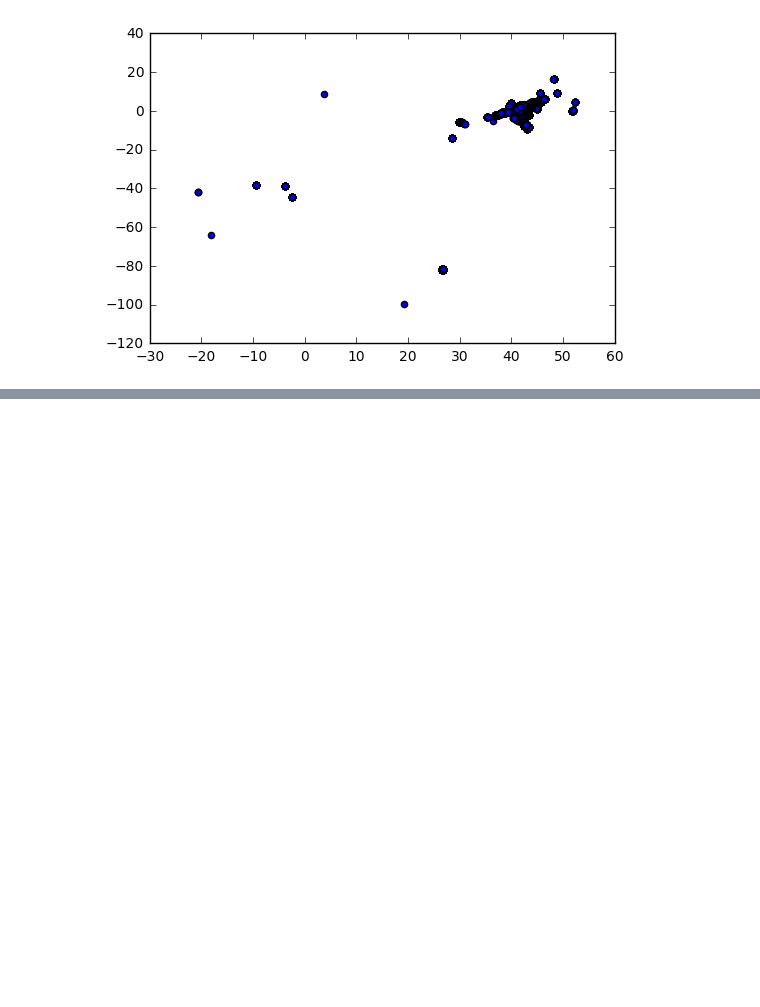
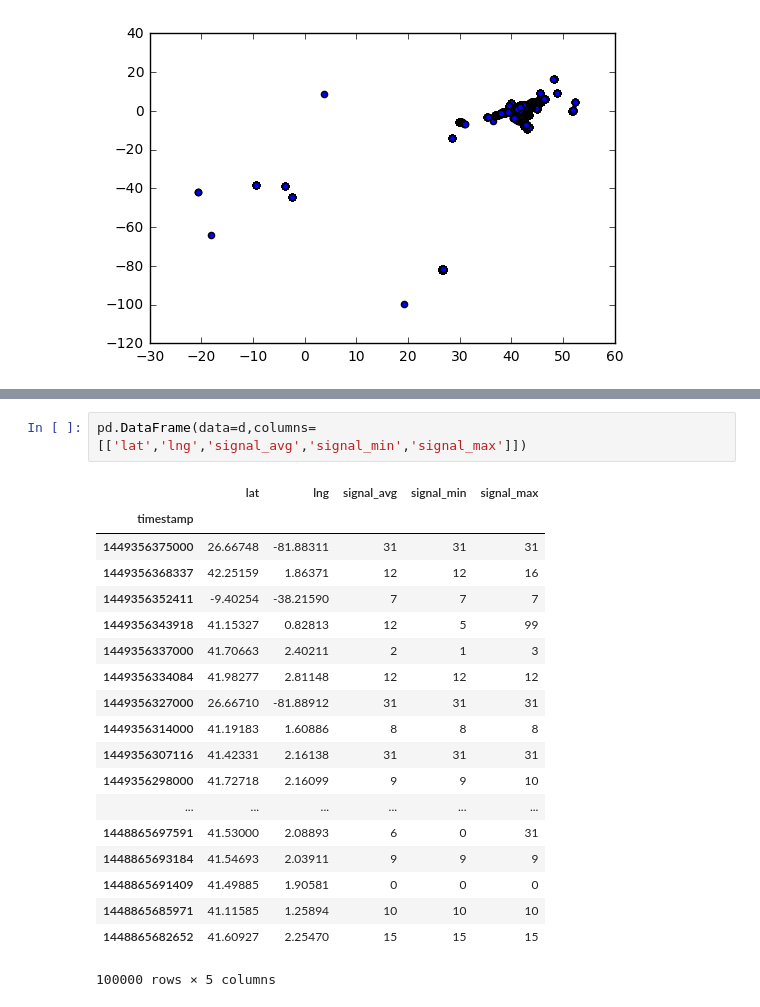
Before and after one commit to RichardoC/ACCD, a Jupyter notebook: Angel_test.ipynb, the cells around one changed output, grey strips where cells are left out. Saved outputs shown, nothing was run; the diff lists cells and outputs as text; blank space fills up the shorter version.

Commit message:
signal_1

```diff
--- a/Angel_test.ipynb
+++ b/Angel_test.ipynb
@@ -85,0 +137,22 @@ plt.show()
+# %%
+pd.DataFrame(data=d,columns=[['lat','lng','signal_avg','signal_min','signal_max']])
+# %% [output]
+|  | lat | lng | signal_avg | signal_min | signal_max |
+| timestamp |  |  |  |  |  |
+| 1449356375000 | 26.66748 | -81.88311 | 31 | 31 | 31 |
+| 1449356368337 | 42.25159 | 1.86371 | 12 | 12 | 16 |
+| 1449356352411 | -9.40254 | -38.21590 | 7 | 7 | 7 |
+| 1449356343918 | 41.15327 | 0.82813 | 12 | 5 | 99 |
+| 1449356337000 | 41.70663 | 2.40211 | 2 | 1 | 3 |
+| 1449356334084 | 41.98277 | 2.81148 | 12 | 12 | 12 |
+| 1449356327000 | 26.66710 | -81.88912 | 31 | 31 | 31 |
+| 1449356314000 | 41.19183 | 1.60886 | 8 | 8 | 8 |
+| 1449356307116 | 41.42331 | 2.16138 | 31 | 31 | 31 |
+| 1449356298000 | 41.72718 | 2.16099 | 9 | 9 | 10 |
+| ... | ... | ... | ... | ... | ... |
+| 1448865697591 | 41.53000 | 2.08893 | 6 | 0 | 31 |
+| 1448865693184 | 41.54693 | 2.03911 | 9 | 9 | 9 |
+| 1448865691409 | 41.49885 | 1.90581 | 0 | 0 | 0 |
+| 1448865685971 | 41.11585 | 1.25894 | 10 | 10 | 10 |
+| 1448865682652 | 41.60927 | 2.25470 | 15 | 15 | 15 |
+100000 rows × 5 columns
```
Also changed, not shown: parts of 6 cells of this notebook.
